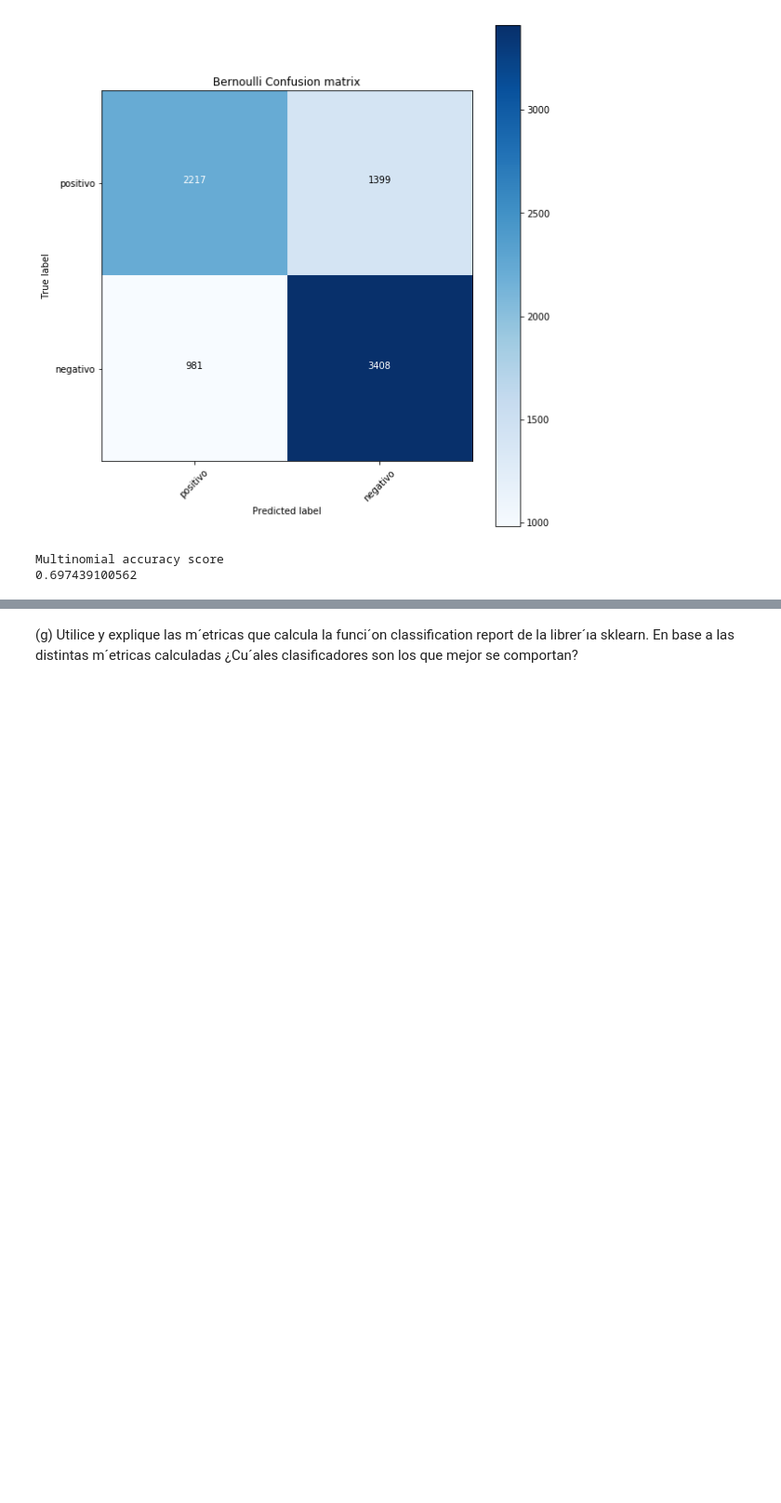
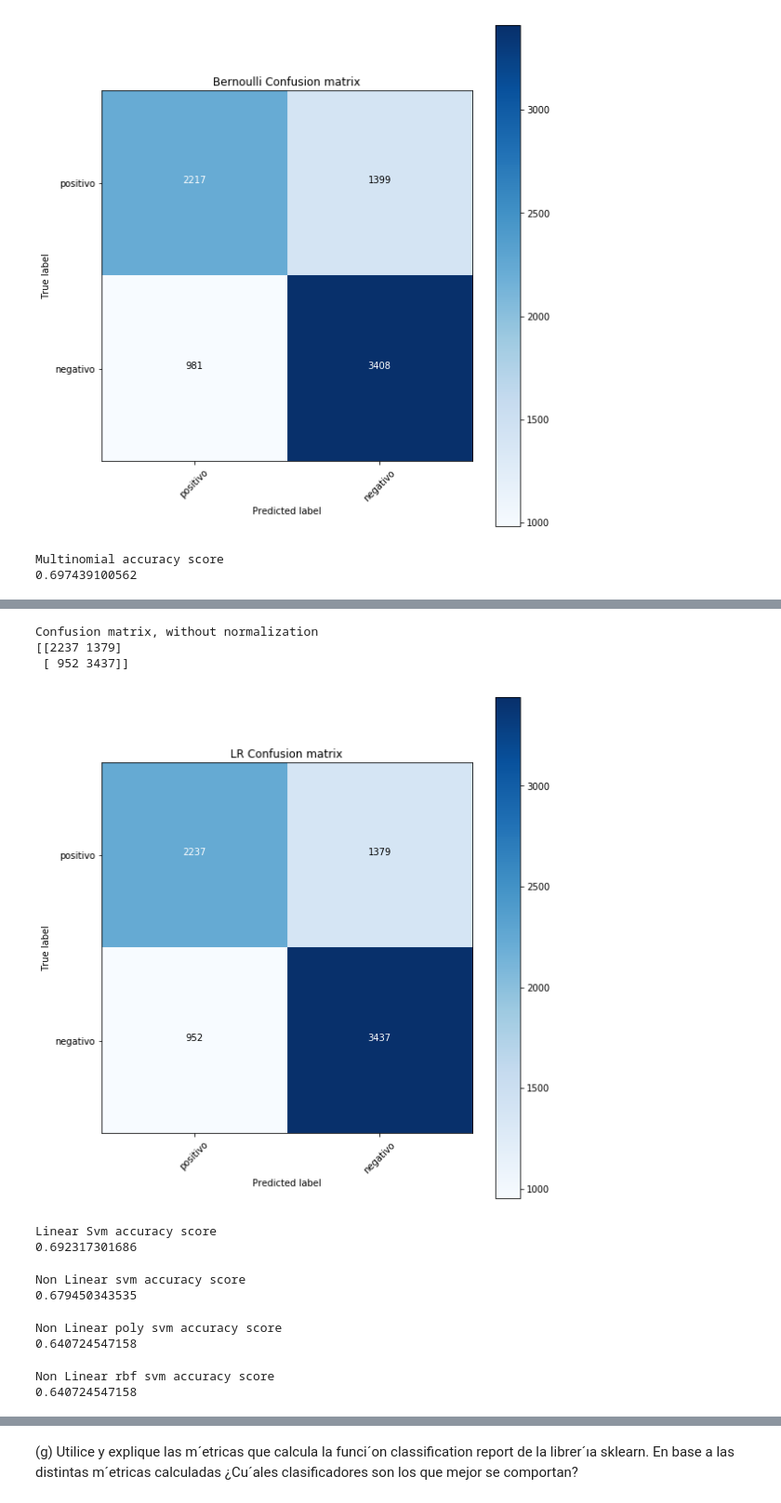
Before and after one commit to Caimapo/MachineLearning2017-02, a Jupyter notebook: Tarea 2 Máquinas de Aprendizaje.ipynb, the cells around one changed output, grey strips where cells are left out. Shown at 93% size. Saved outputs shown, nothing was run; the diff lists cells and outputs as text; code cells hidden in the pictures; blank space fills up the shorter version.

```diff
--- a/Tarea 2 Máquinas de Aprendizaje.ipynb
+++ b/Tarea 2 Máquinas de Aprendizaje.ipynb
@@ -458,0 +470,15 @@ Multinomial accuracy score
+# %%
+from sklearn.linear_model import LogisticRegression
+C_array = [0.01,0.1,0.7,0.8,1,10,100,1000]
+best = 0.0
+c_b = 0.01
+for C in C_array:
+    lr = LogisticRegression(penalty='l2',C=C)
+    lr.fit(Xtrain_tf, train_label)
+    ypredlr = lr.predict(Xtest_tf)
+    print ('Logistic Regression accuracy score C= %f'%C)
+    acc = accuracy_score(test_label, ypredlr)
+    print (acc)
+    if(acc > best):
+        best = acc
+        ypredlr_b = ypredlr
@@ -458,0 +502,11 @@ Multinomial accuracy score
+# %%
+plt.figure(figsize=(8,8))
+plot_confusion_matrix(confusion_matrix(test_label, ypredlr_b), classes=['positivo','negativo'],
+                      title='LR Confusion matrix')
+
+plt.show()
+# %% [output]
+Confusion matrix, without normalization
+[[2237 1379]
+ [ 952 3437]]
+[figure, added]
@@ -458,0 +515,44 @@ Multinomial accuracy score
+# %%
+lsvm= LinearSVC()
+#fitting
+lsvm.fit(Xtrain_tf, train_label)
+#ypred
+ypredlsvm = lsvm.predict(Xtest_tf)
+print ('Linear Svm accuracy score')
+print (accuracy_score(test_label, ypredlsvm))
+# %% [output]
+Linear Svm accuracy score
+0.692317301686
+# %%
+nusvm=NuSVC(kernel='linear')
+#fitting
+nusvm.fit(Xtrain_tf, train_label)
+#ypred
+ypredNusvm = nusvm.predict(Xtest_tf)
+print ('Non Linear svm accuracy score')
+print (accuracy_score(test_label, ypredNusvm))
+# %% [output]
+Non Linear svm accuracy score
+0.679450343535
+# %%
+nusvmpoly=NuSVC(kernel='poly')
+#fitting
+nusvmpoly.fit(Xtrain_tf, train_label)
+#ypred
+ypredNusvmpoly = nusvmpoly.predict(Xtest_tf)
+print ('Non Linear poly svm accuracy score')
+print (accuracy_score(test_label, ypredNusvmpoly))
+# %% [output]
+Non Linear poly svm accuracy score
+0.640724547158
+# %%
+nusvmrbf=NuSVC(kernel='rbf')
+#fitting
+nusvmrbf.fit(Xtrain_tf, train_label)
+#ypred
+ypredNusvmrbf = nusvmpoly.predict(Xtest_tf)
+print ('Non Linear rbf svm accuracy score')
+print (accuracy_score(test_label, ypredNusvmrbf))
+# %% [output]
+Non Linear rbf svm accuracy score
+0.640724547158
```
Also changed, not shown: parts of 28 cells of this notebook.
